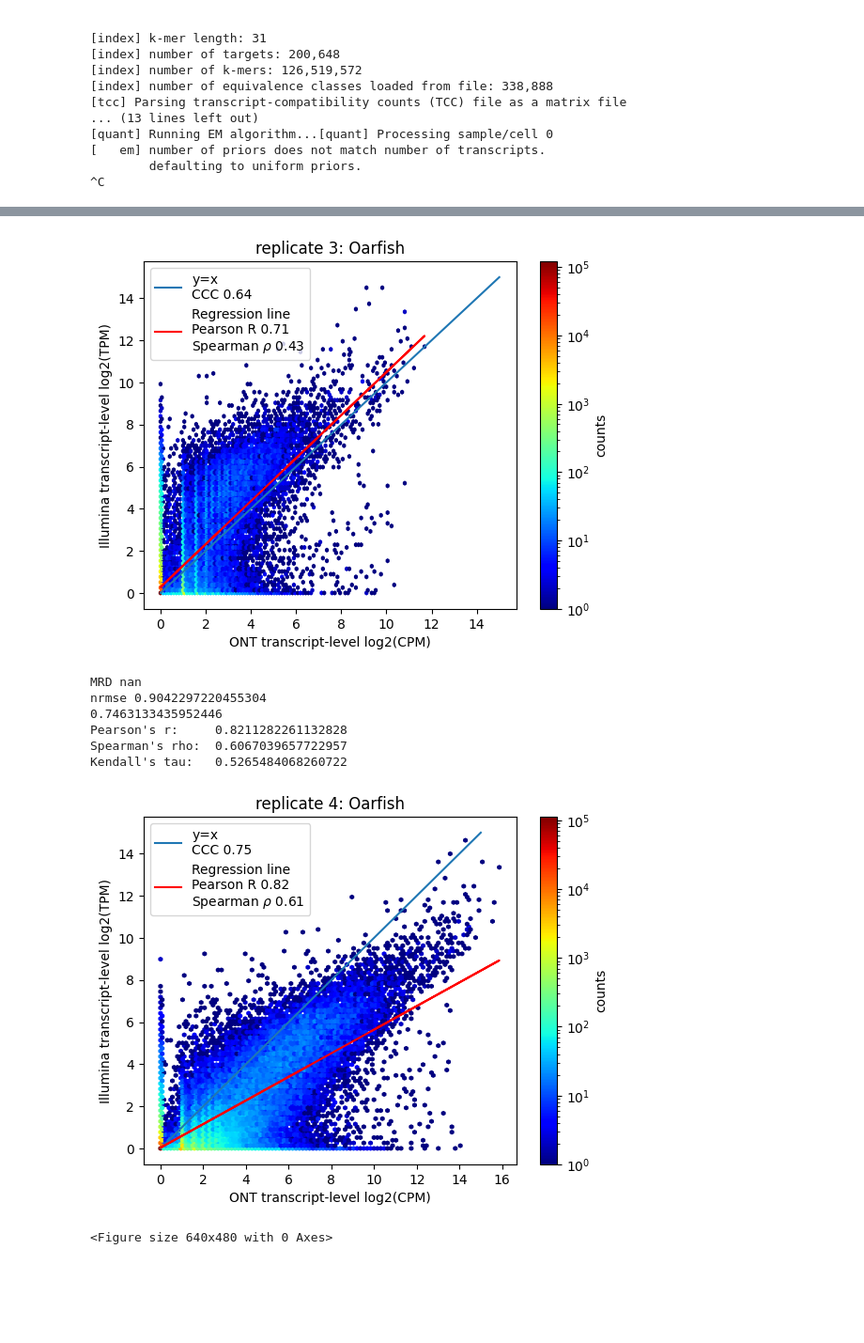
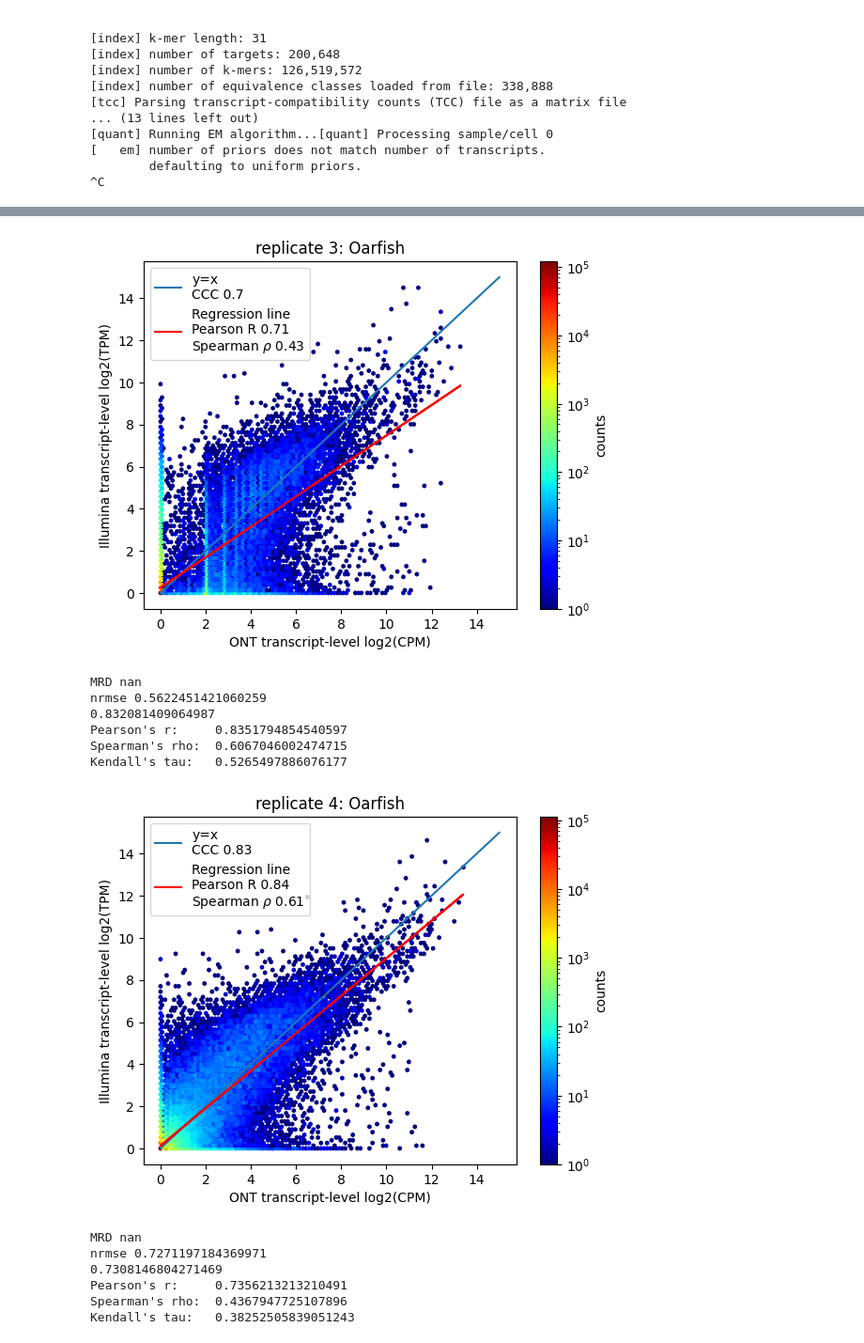
Before and after one commit to pachterlab/LSRRSRLFKOTWMWMP_2024, a Jupyter notebook: Figures/SupplementalFigure2/lr-kallisto-SF2-HCT116.ipynb, the cells around one changed output, grey strips where cells are left out. Shown at 94% size. Drawn from its saved outputs; the diff is of its cells as text; code cells hidden in the pictures; blank space fills up the shorter version.

```diff
--- a/Figures/SupplementalFigure2/lr-kallisto-SF2-HCT116.ipynb
+++ b/Figures/SupplementalFigure2/lr-kallisto-SF2-HCT116.ipynb
@@ -519,6 +519,13 @@ def run(cdna_ref, bs, fastq):
 run("hg38_sequins_SIRV_ERCCs_longSIRVs_cdna.fa", "directcDNA_rep3", "SGNex_Hct116_directcDNA_replicate3_run2.fastq.gz")
 run("hg38_sequins_SIRV_ERCCs_longSIRVs_cdna.fa", "directcDNA_rep4", "SGNex_Hct116_directcDNA_replicate4_run1.fastq.gz")
 # %%
+from scipy.io import mmread
+import pandas as pd
+import numpy as np
+import scipy
+from permetrics.regression import RegressionMetric
+import matplotlib.pyplot as plt
+
 def c_ccc(y_pred, y_true):
         cor = np.corrcoef(y_true, y_pred)[0][1]
         # Means
@@ -552,6 +559,7 @@ def comparison_oarfish(long, rep):
                 names=['transcript_id', 'sr_bus_counts'],
             )
         count = pd.read_csv(long, sep = '\t', names=['transcript_id', 'length', 'reads_count'], header=0)
+        count['reads_count'] = 1000000*count['reads_count']/np.sum(np.array(count['reads_count']).flatten())
         count_bus_lr = count[count['reads_count'] > 0]
 
         count = count_sr.merge(count_bus_lr, how='outer', on='transcript_id')
@@ -594,5 +602,7 @@ def comparison_oarfish(long, rep):
 
 comparison_oarfish("HCT116/directcDNA_rep3_oarfish.quant", 'replicate 3')
 comparison_oarfish("HCT116/directcDNA_rep4_oarfish.quant", 'replicate 4')
+comparison_oarfish("HCT116/directcDNA_rep3_oarfishv0.5.1.quant", 'replicate 3')
+comparison_oarfish("HCT116/directcDNA_rep4_oarfishv0.5.1.quant", 'replicate 4')
 # %% [output]
 MRD nan
@@ -604,9 +614,14 @@ Kendall's tau:   0.3744800880203005
-[figure, old version]
+[figure, new version]
 MRD nan
-nrmse 0.9042297220455304
-0.7463133435952446
-Pearson's r:     0.8211282261132828
-Spearman's rho:  0.6067039657722957
-Kendall's tau:   0.5265484068260722
+nrmse 0.5622451421060259
+0.832081409064987
+Pearson's r:     0.8351794854540597
+Spearman's rho:  0.6067046002474715
+Kendall's tau:   0.5265497886076177
-[figure, old version]
+[figure, new version]
-<Figure size 640x480 with 0 Axes>
+MRD nan
+nrmse 0.7271197184369971
+0.7308146804271469
+Pearson's r:     0.7356213213210491
+Spearman's rho:  0.4367947725107896
+Kendall's tau:   0.38252505839051243
```
Also changed, not shown: parts of 2 cells of this notebook, 47 other files.
